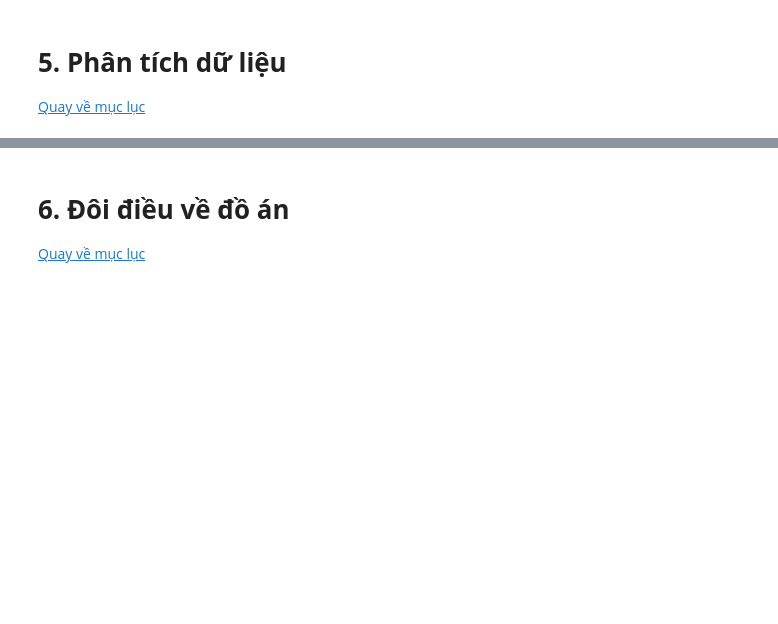
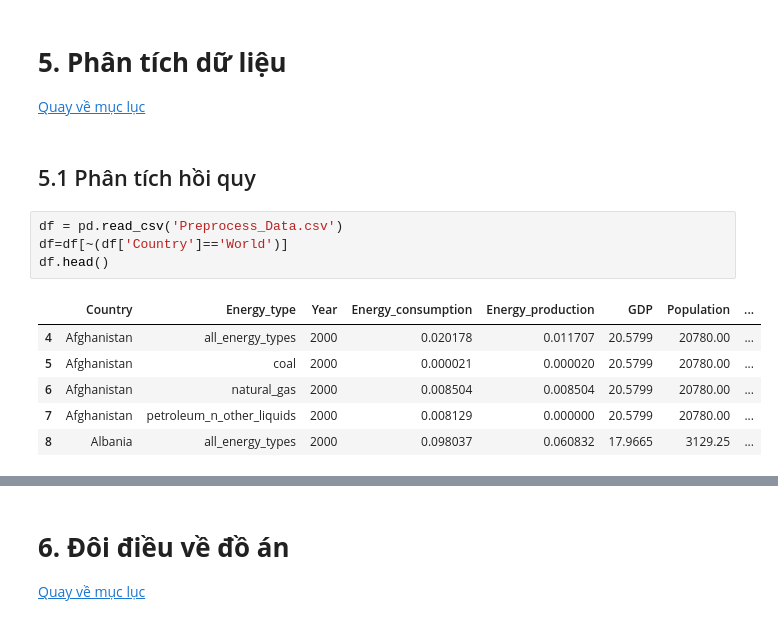
Before and after one commit to baonhat1802/CO2-Visuzlization, a Jupyter notebook: prj.ipynb, the cells around one changed output, grey strips where cells are left out. Saved outputs shown, nothing was run; the diff lists cells and outputs as text; blank space fills up the shorter version.

```diff
--- a/prj.ipynb
+++ b/prj.ipynb
@@ -222,3 +232,16 @@ df.describe()
 # %% [markdown]
 # **5. Phân tích dữ liệu** <a name = "section5"></a>
 [Quay về mục lục](#TOC)
+# %% [markdown]
+## 5.1 Phân tích hồi quy
+# %%
+df = pd.read_csv('Preprocess_Data.csv')
+df=df[~(df['Country']=='World')]
+df.head()
+# %% [output]
+|  | Country | Energy_type | Year | Energy_consumption | Energy_production | GDP | Population | ... |
+| 4 | Afghanistan | all_energy_types | 2000 | 0.020178 | 0.011707 | 20.5799 | 20780.00 | ... |
+| 5 | Afghanistan | coal | 2000 | 0.000021 | 0.000020 | 20.5799 | 20780.00 | ... |
+| 6 | Afghanistan | natural_gas | 2000 | 0.008504 | 0.008504 | 20.5799 | 20780.00 | ... |
+| 7 | Afghanistan | petroleum_n_other_liquids | 2000 | 0.008129 | 0.000000 | 20.5799 | 20780.00 | ... |
+| 8 | Albania | all_energy_types | 2000 | 0.098037 | 0.060832 | 17.9665 | 3129.25 | ... |
```
Also changed, not shown: parts of 54 cells of this notebook, 1 other file.
